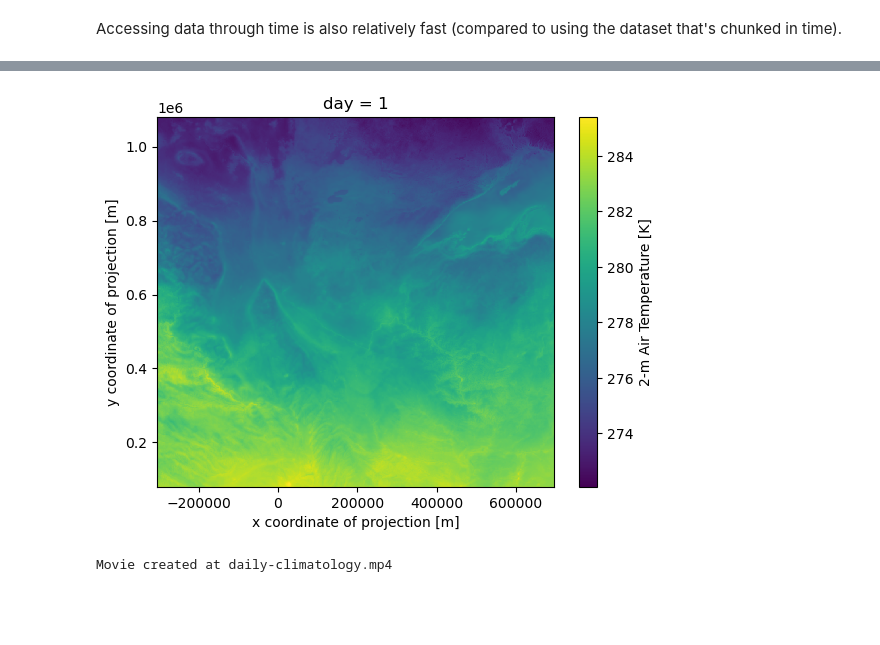
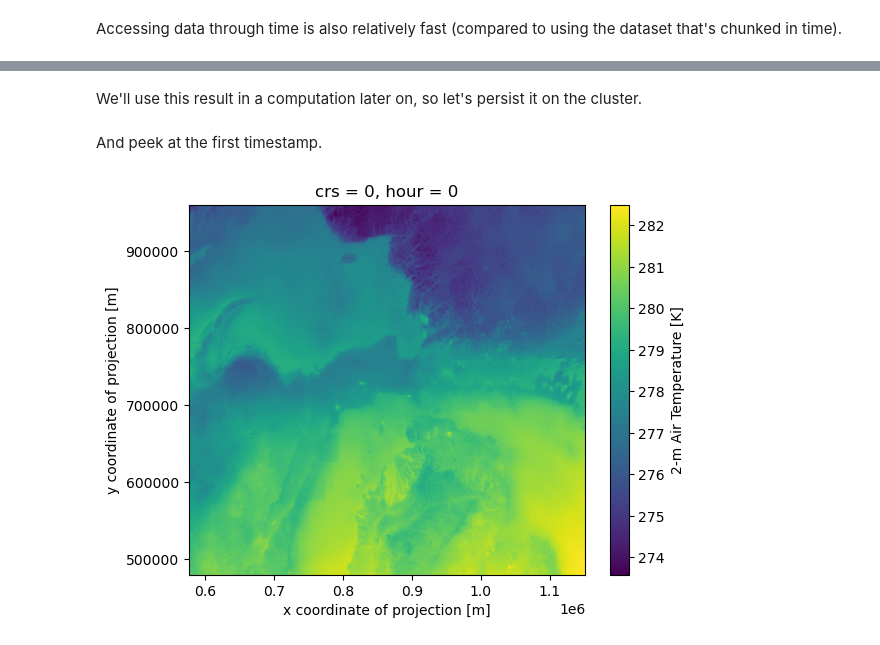
Before and after one commit to TomAugspurger/noaa-nwm, a Jupyter notebook: content/timeseries.ipynb, the cells around one changed output, grey strips where cells are left out. Cells and saved outputs as stored; diff of their text form; code cells hidden in the pictures; blank space fills up the shorter version.

```diff
--- a/content/timeseries.ipynb
+++ b/content/timeseries.ipynb
@@ -15,6 +18,8 @@ ds = xr.open_dataset(
     chunks={},
     decode_cf="all",
 )
+crs = pyproj.CRS.from_cf(ds.crs.attrs)
+ds = ds.rio.write_crs(crs)
 ds
 # %% [output]
 <xarray.Dataset>
@@ -85,4 +130,4 @@ Now let's do a fun computation
 # %%
-subset = ds["T2D"].isel(y=slice(2000, 3000), x=slice(2000, 3000))
+subset = ds["T2D"].isel(y=slice(2400, 2880), x=slice(2880, 3456))
 subset
 # %% [output]
@@ -112,6 +157,6 @@ air_temperature
 units :
 K
 # %%
-daily = subset.groupby("time.day").mean(dim="time")
-daily
+hourly = subset.groupby("time.hour").mean(dim="time")
+hourly
 # %% [output]
@@ -163,6 +206,10 @@ Dashboard: /services/dask-gateway/clusters/default.20eeb6b3ee5e42d583dec2ffbaf50
+# %% [markdown]
+We'll use this result in a computation later on, so let's persist it on the cluster.
 # %%
-daily = daily.persist()
+hourly = hourly.persist()
+# %% [markdown]
+And peek at the first timestamp.
 # %%
-daily.isel(day=0).plot();
+hourly.isel(hour=0).plot();
 # %% [output]
-[figure, old version]
+[figure, new version]
@@ -173,7 +215,0 @@ x = daily.compute()
-# %%
-imporIPythonxmovie
-
-m = xmovie.Movie(x, framedim="day")
-m.save("daily-climatology.mp4")
-# %% [output]
-Movie created at daily-climatology.mp4
```
Also changed, not shown: parts of 36 cells of this notebook, 2 other files.
